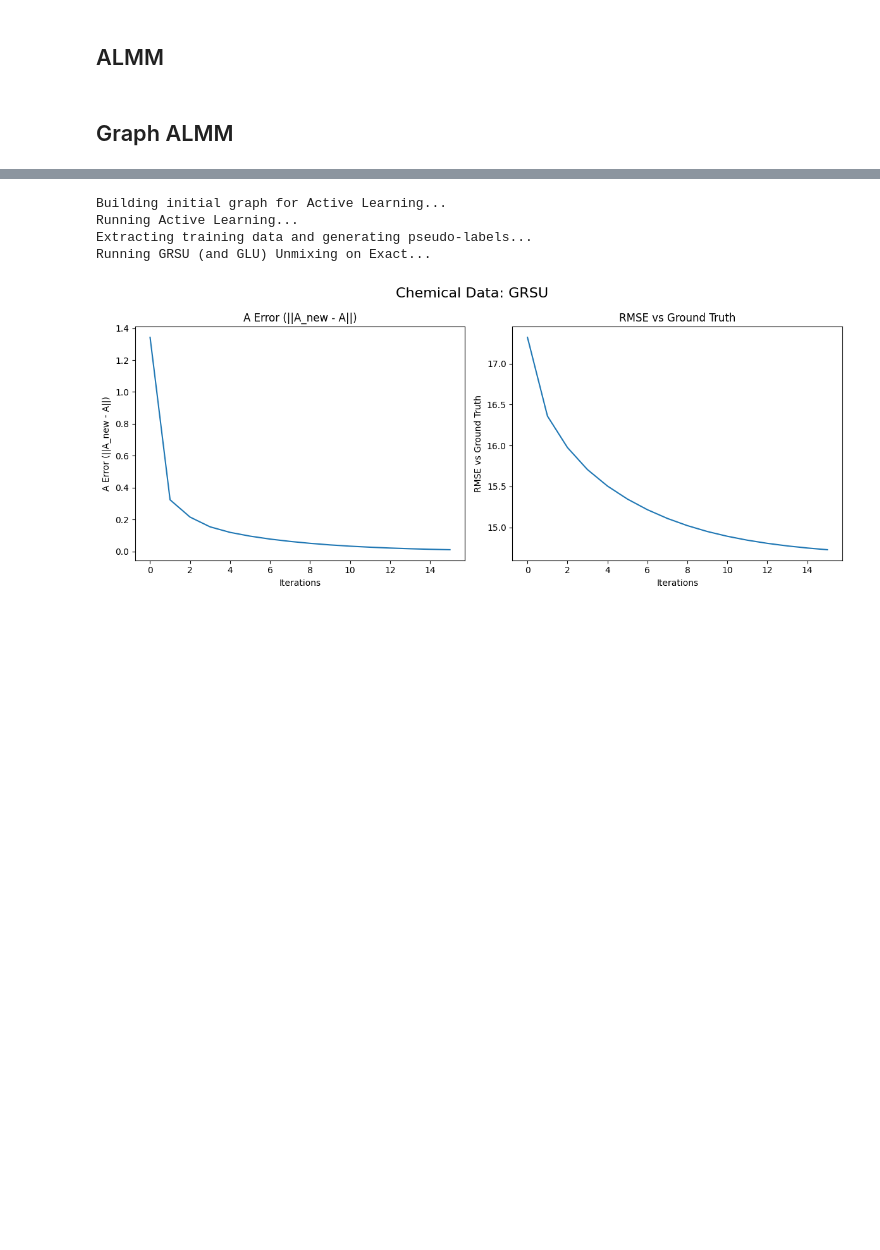
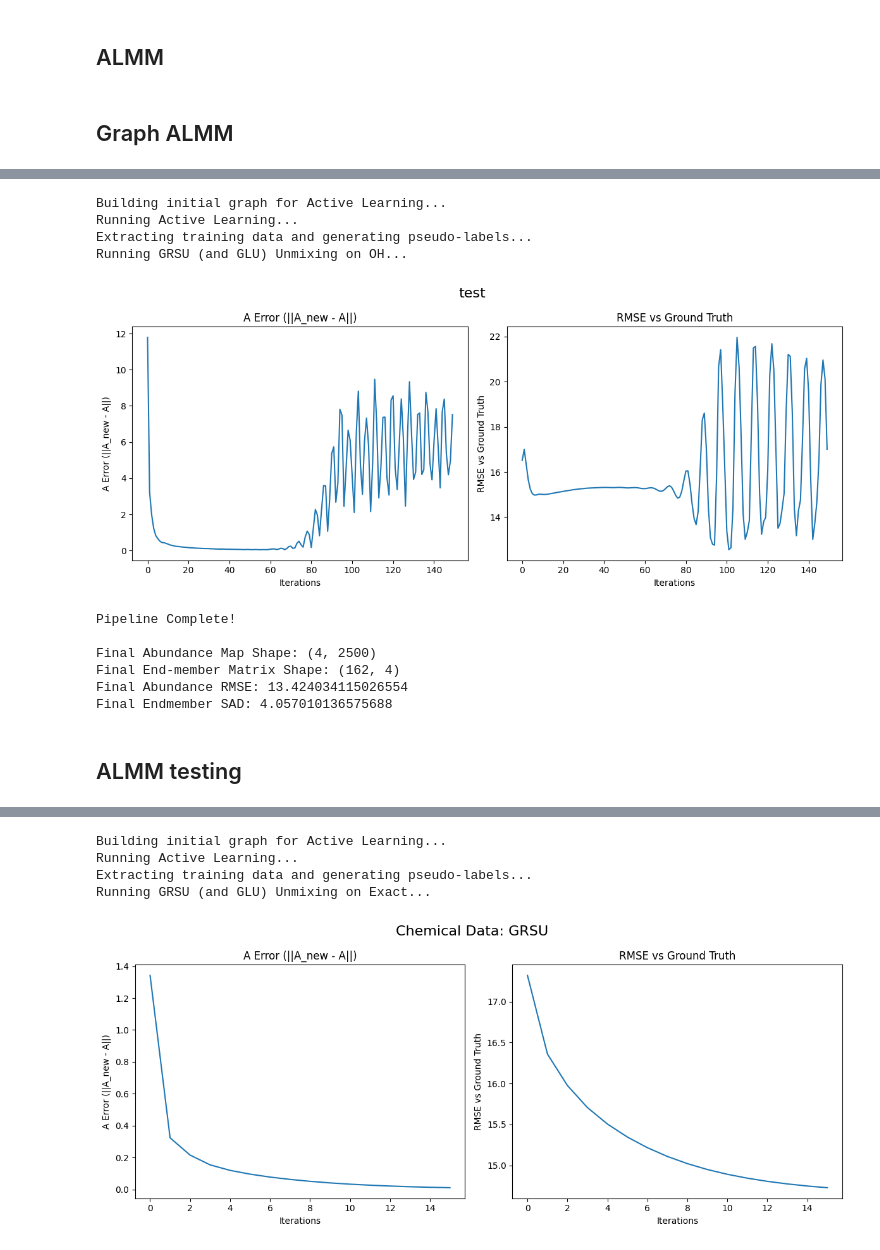
Before and after one commit to mtyler1059/Nearly-Blind-Hyperspectral-Unmixing, a Jupyter notebook: plot_testing.ipynb, the cells around one changed output, grey strips where cells are left out. Cells and saved outputs as stored; diff of their text form; code cells hidden in the pictures; blank space fills up the shorter version.

```diff
--- a/plot_testing.ipynb
+++ b/plot_testing.ipynb
@@ -825,0 +1036,45 @@ Shape of X: (1050, 1000)
+# %%
+# Cross checking with all_alg_test.ipynb
+# Probably iteration issue
+alpha_0 = 20
+lam_0 = 100
+gamma_0 = 1.0
+rho_0 = 0.1
+iters_f = 100
+
+# 50 iterations
+# Final Abundance Map Shape: (4, 2500)
+# Final End-member Matrix Shape: (162, 4)
+# Final Abundance RMSE: 15.303817584677699
+# Final Endmember SAD: 4.08816486440297
+
+# 100 iterations
+# Final Abundance Map Shape: (4, 2500)
+# Final End-member Matrix Shape: (162, 4)
+# Final Abundance RMSE: 13.3756791034978
+# Final Endmember SAD: 4.169639366238891
+
+# 150 iterations
+# Final Abundance Map Shape: (4, 2500)
+# Final End-member Matrix Shape: (162, 4)
+# Final Abundance RMSE: 13.424034115026554
+# Final Endmember SAD: 4.057010136575688
+
+A_s_test, S_s_test, A_rmse_s_test, S_sad_rmse_test = run_unmixing_pipeline_example(X = X_0, A_gt = A_0, S_gt = S_0, N = samples, iters = iters_f,
+                                                                                    alpha = alpha_0, lam = lam_0, gamma = gamma_0, rho = rho_0, m_0 = m_0,
+                                                                                    print_bool = True, OH_labels = True, GRSU_bool = True,
+                                                                                    A_error = True, RMSE_plot = True, title_0 = "test")
+# %% [output]
+Building initial graph for Active Learning...
+Running Active Learning...
+Extracting training data and generating pseudo-labels...
+Running GRSU (and GLU) Unmixing on OH...
+[figure, added]
+Pipeline Complete!
+
+Final Abundance Map Shape: (4, 2500)
+Final End-member Matrix Shape: (162, 4)
+Final Abundance RMSE: 13.424034115026554
+Final Endmember SAD: 4.057010136575688
+# %% [markdown]
+## ALMM testing
```
Also changed, not shown: parts of 24 cells of this notebook, 1 other file.
